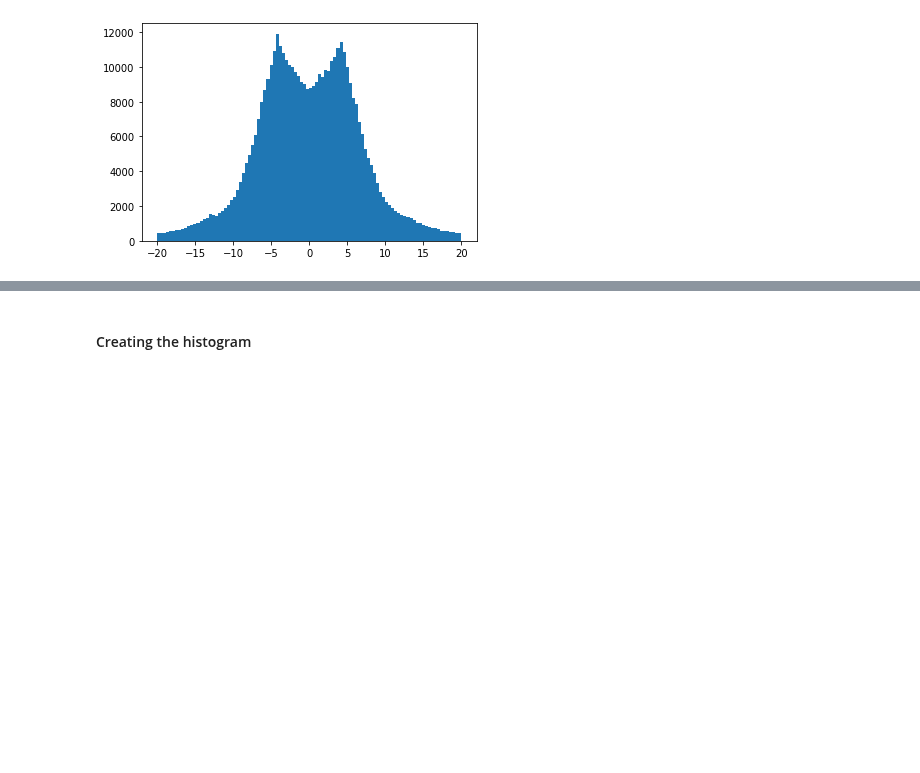
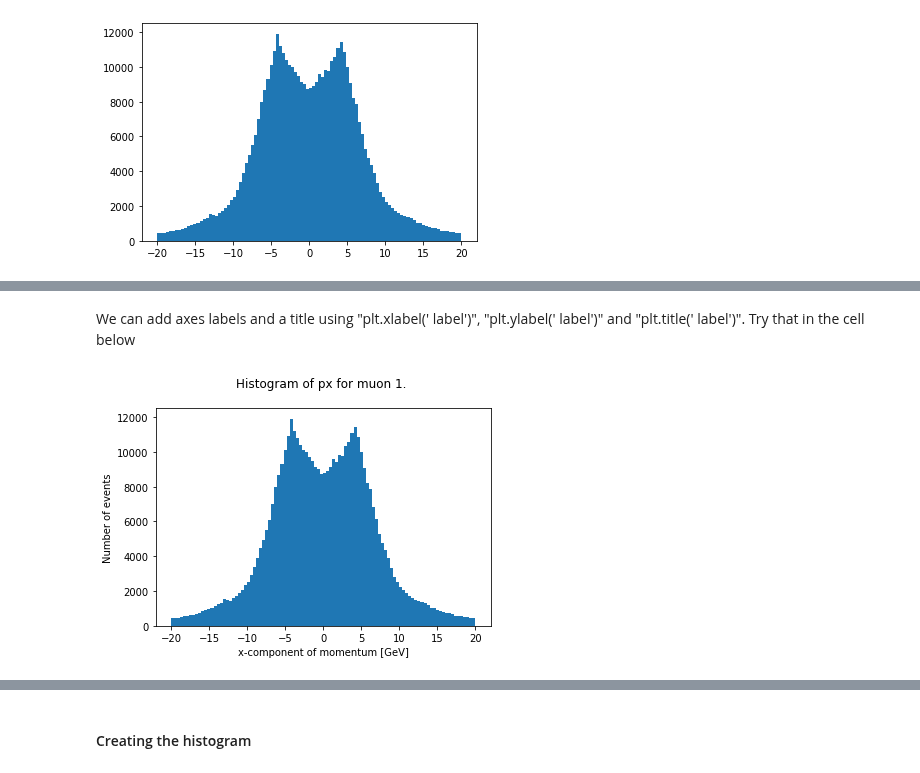
Before and after one commit to olaiya/zboson-exercise, a Jupyter notebook: Exercise.ipynb, the cells around one changed output, grey strips where cells are left out. Cells and saved outputs as stored; diff of their text form; code cells hidden in the pictures; blank space fills up the shorter version.

```diff
--- a/Exercise.ipynb
+++ b/Exercise.ipynb
@@ -394,0 +341,14 @@ You can change the cell above to plot some of the other muon properties
+# %% [markdown]
+
+We can add axes labels and a title using "plt.xlabel(' label')", "plt.ylabel(' label')" and "plt.title(' label')".
+Try that in the cell below
+# %%
+plt.hist(px1, bins=100, range=(-20.,20.))
+# add labels and title
+plt.xlabel('x-component of momentum [GeV]')
+plt.ylabel('Number of events')
+plt.title('Histogram of px for muon 1. \n')
+
+plt.show()
+# %% [output]
+[figure, added]
```
Also changed, not shown: parts of 94 cells of this notebook, 2 other files.
